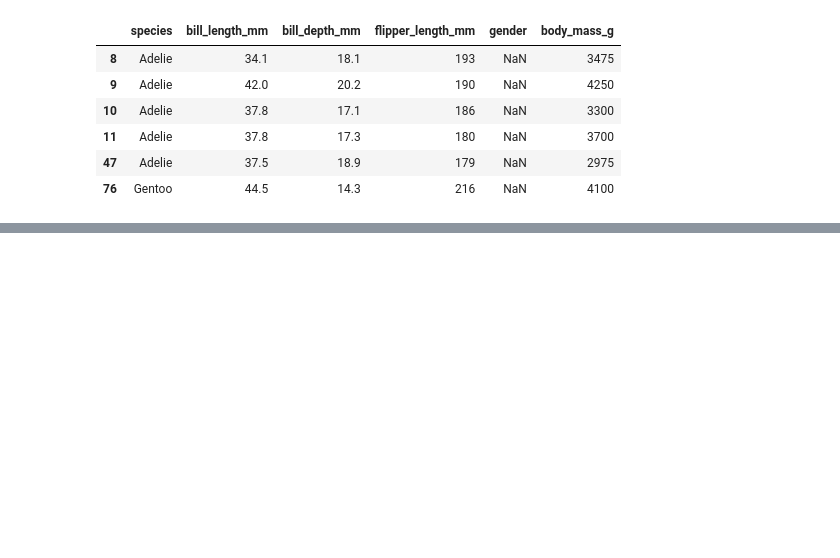
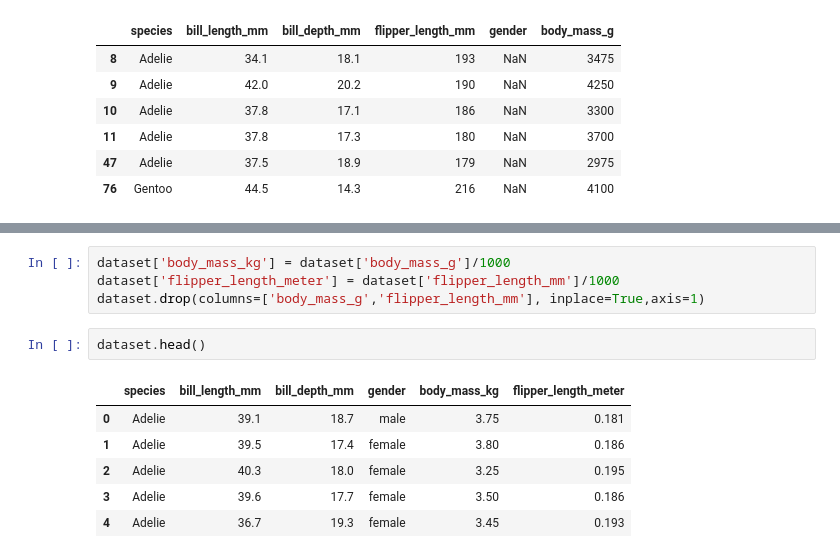
Before and after one commit to NourKamaly/DeepLearning-NeuralNetworksAssignments, a Jupyter notebook: Single Layer Perceptron/Preprocessing.ipynb, the cells around one changed output, grey strips where cells are left out. Cells and saved outputs as stored; diff of their text form; blank space fills up the shorter version.

```diff
--- a/Single Layer Perceptron/Preprocessing.ipynb
+++ b/Single Layer Perceptron/Preprocessing.ipynb
@@ -65,0 +103,13 @@ body_mass_g is skewed by 0.6280893933409006
+# %%
+dataset['body_mass_kg'] = dataset['body_mass_g']/1000
+dataset['flipper_length_meter'] = dataset['flipper_length_mm']/1000
+dataset.drop(columns=['body_mass_g','flipper_length_mm'], inplace=True,axis=1)
+# %%
+dataset.head()
+# %% [output]
+|  | species | bill_length_mm | bill_depth_mm | gender | body_mass_kg | flipper_length_meter |
+| 0 | Adelie | 39.1 | 18.7 | male | 3.75 | 0.181 |
+| 1 | Adelie | 39.5 | 17.4 | female | 3.80 | 0.186 |
+| 2 | Adelie | 40.3 | 18.0 | female | 3.25 | 0.195 |
+| 3 | Adelie | 39.6 | 17.7 | female | 3.50 | 0.186 |
+| 4 | Adelie | 36.7 | 19.3 | female | 3.45 | 0.193 |
```
Also changed, not shown: parts of 11 cells of this notebook.
